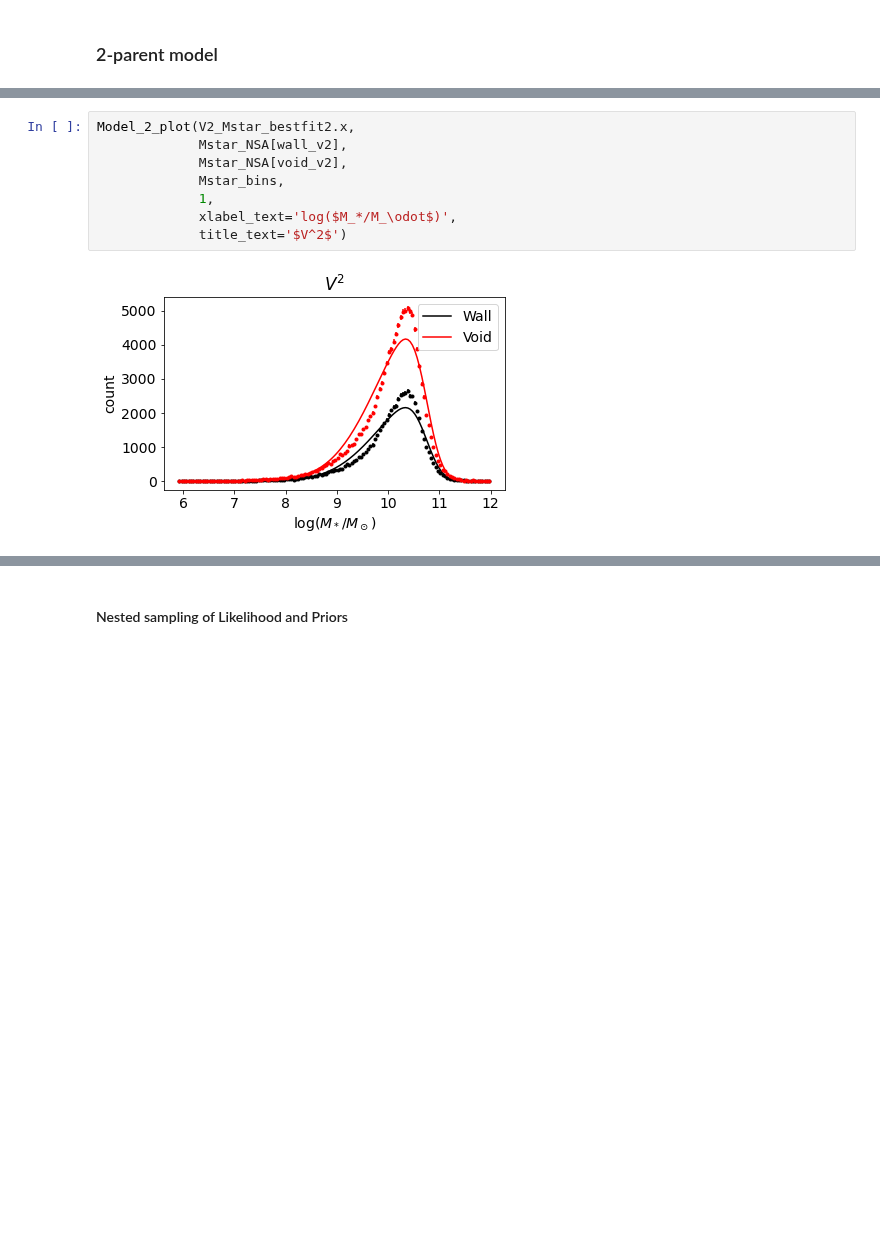
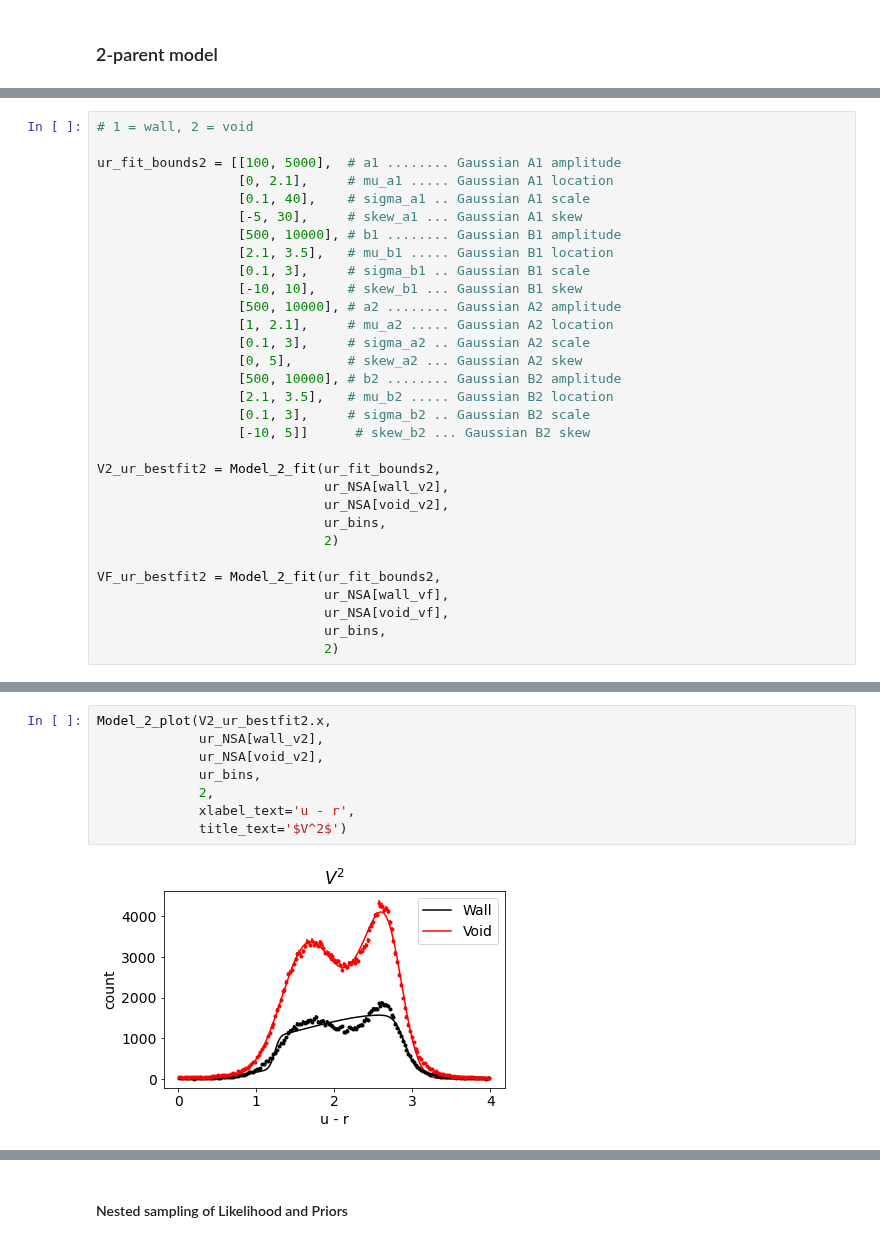
Before and after one commit to DESI-UR/Void_analysis, a Jupyter notebook: nb/Fatima_Zaidouni/Bayes_factors-u-r.ipynb, the cells around one changed output, grey strips where cells are left out. Drawn from its saved outputs; the diff is of its cells as text; blank space fills up the shorter version.

```diff
--- a/nb/Fatima_Zaidouni/Bayes_factors-u-r.ipynb
+++ b/nb/Fatima_Zaidouni/Bayes_factors-u-r.ipynb
@@ -301,0 +294,31 @@ V2_Mstar_bestfit2
+# %%
+# 1 = wall, 2 = void
+
+ur_fit_bounds2 = [[100, 5000],  # a1 ........ Gaussian A1 amplitude
+                  [0, 2.1],     # mu_a1 ..... Gaussian A1 location
+                  [0.1, 40],    # sigma_a1 .. Gaussian A1 scale
+                  [-5, 30],     # skew_a1 ... Gaussian A1 skew
+                  [500, 10000], # b1 ........ Gaussian B1 amplitude
+                  [2.1, 3.5],   # mu_b1 ..... Gaussian B1 location
+                  [0.1, 3],     # sigma_b1 .. Gaussian B1 scale
+                  [-10, 10],    # skew_b1 ... Gaussian B1 skew
+                  [500, 10000], # a2 ........ Gaussian A2 amplitude
+                  [1, 2.1],     # mu_a2 ..... Gaussian A2 location
+                  [0.1, 3],     # sigma_a2 .. Gaussian A2 scale
+                  [0, 5],       # skew_a2 ... Gaussian A2 skew
+                  [500, 10000], # b2 ........ Gaussian B2 amplitude
+                  [2.1, 3.5],   # mu_b2 ..... Gaussian B2 location
+                  [0.1, 3],     # sigma_b2 .. Gaussian B2 scale
+                  [-10, 5]]      # skew_b2 ... Gaussian B2 skew
+
+V2_ur_bestfit2 = Model_2_fit(ur_fit_bounds2,
+                             ur_NSA[wall_v2],
+                             ur_NSA[void_v2],
+                             ur_bins,
+                             2)
+
+VF_ur_bestfit2 = Model_2_fit(ur_fit_bounds2,
+                             ur_NSA[wall_vf],
+                             ur_NSA[void_vf],
+                             ur_bins,
+                             2)
@@ -302,11 +347,11 @@ V2_Mstar_bestfit2
 # %%
-Model_2_plot(V2_Mstar_bestfit2.x,
-             Mstar_NSA[wall_v2],
-             Mstar_NSA[void_v2],
-             Mstar_bins,
-             1,
-             xlabel_text='log($M_*/M_\odot$)',
+Model_2_plot(V2_ur_bestfit2.x,
+             ur_NSA[wall_v2],
+             ur_NSA[void_v2],
+             ur_bins,
+             2,
+             xlabel_text='u - r',
              title_text='$V^2$')
 # %% [output]
-[figure, old version]
+[figure, new version]
 # %%
```
Also changed, not shown: parts of 24 cells of this notebook, 4 other files.
